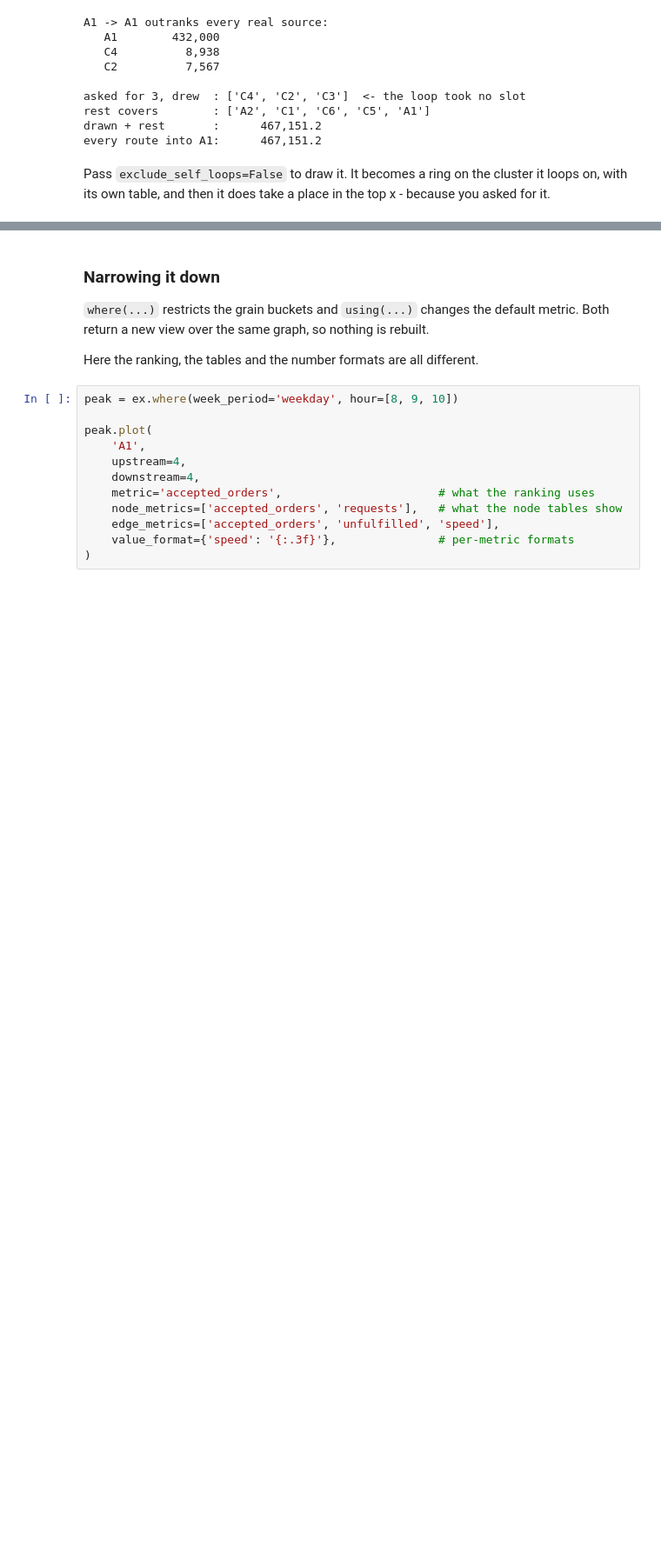
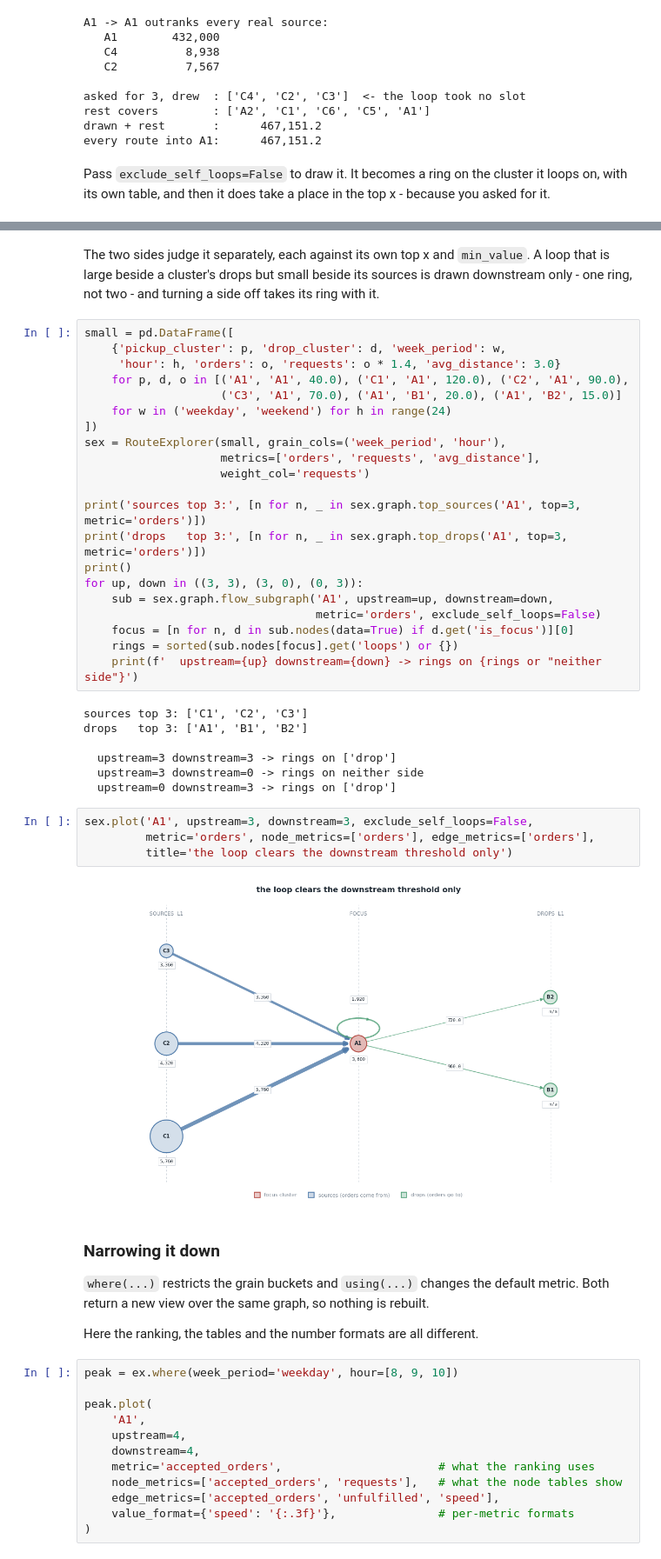
Before and after one commit to iams31/sameer_graph_lib, a Jupyter notebook: examples/route_flow_example.ipynb, the cells around one changed output, grey strips where cells are left out. Shown at 87% size. Drawn from its saved outputs; the diff is of its cells as text; blank space fills up the shorter version.

```diff
--- a/examples/route_flow_example.ipynb
+++ b/examples/route_flow_example.ipynb
@@ -590,3 +590,42 @@ lex.plot('A1', upstream=3, downstream=3, exclude_self_loops=False,
+# %% [markdown]
+The two sides judge it separately, each against its own top x and `min_value`.
+A loop that is large beside a cluster's drops but small beside its sources is
+drawn downstream only - one ring, not two - and turning a side off takes its
+ring with it.
+# %%
+small = pd.DataFrame([
+    {'pickup_cluster': p, 'drop_cluster': d, 'week_period': w,
+     'hour': h, 'orders': o, 'requests': o * 1.4, 'avg_distance': 3.0}
+    for p, d, o in [('A1', 'A1', 40.0), ('C1', 'A1', 120.0), ('C2', 'A1', 90.0),
+                    ('C3', 'A1', 70.0), ('A1', 'B1', 20.0), ('A1', 'B2', 15.0)]
+    for w in ('weekday', 'weekend') for h in range(24)
+])
+sex = RouteExplorer(small, grain_cols=('week_period', 'hour'),
+                    metrics=['orders', 'requests', 'avg_distance'],
+                    weight_col='requests')
+
+print('sources top 3:', [n for n, _ in sex.graph.top_sources('A1', top=3, metric='orders')])
+print('drops   top 3:', [n for n, _ in sex.graph.top_drops('A1', top=3, metric='orders')])
+print()
+for up, down in ((3, 3), (3, 0), (0, 3)):
+    sub = sex.graph.flow_subgraph('A1', upstream=up, downstream=down,
+                                  metric='orders', exclude_self_loops=False)
+    focus = [n for n, d in sub.nodes(data=True) if d.get('is_focus')][0]
+    rings = sorted(sub.nodes[focus].get('loops') or {})
+    print(f'  upstream={up} downstream={down} -> rings on {rings or "neither side"}')
+# %% [output]
+sources top 3: ['C1', 'C2', 'C3']
+drops   top 3: ['A1', 'B1', 'B2']
+
+  upstream=3 downstream=3 -> rings on ['drop']
+  upstream=3 downstream=0 -> rings on neither side
+  upstream=0 downstream=3 -> rings on ['drop']
+# %%
+sex.plot('A1', upstream=3, downstream=3, exclude_self_loops=False,
+         metric='orders', node_metrics=['orders'], edge_metrics=['orders'],
+         title='the loop clears the downstream threshold only')
+# %% [output]
+[figure, added]
 # %% [markdown]
 ### Narrowing it down
 
```
Also changed, not shown: parts of 1 cell of this notebook, 10 other files.
